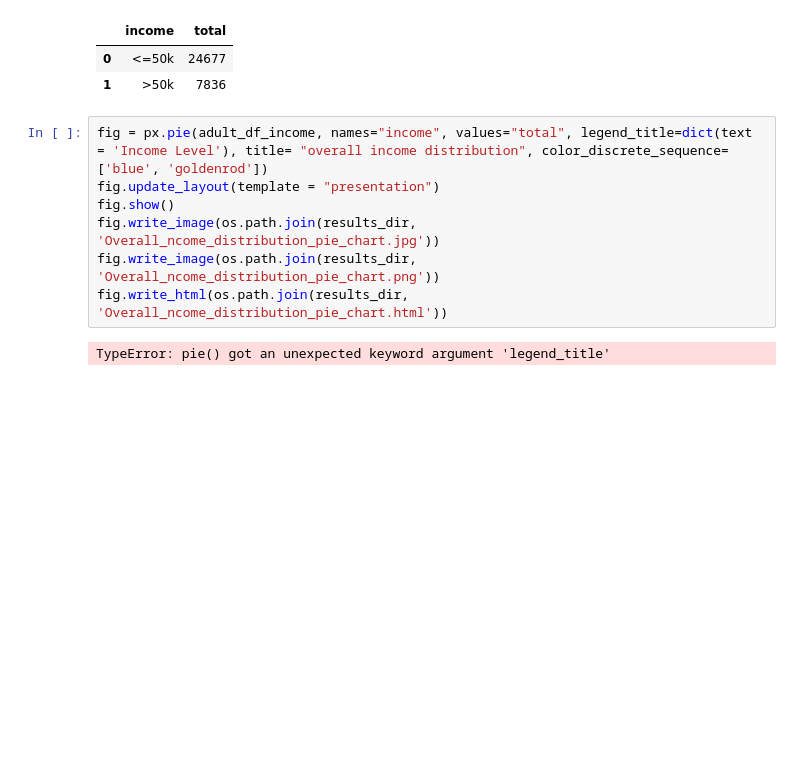
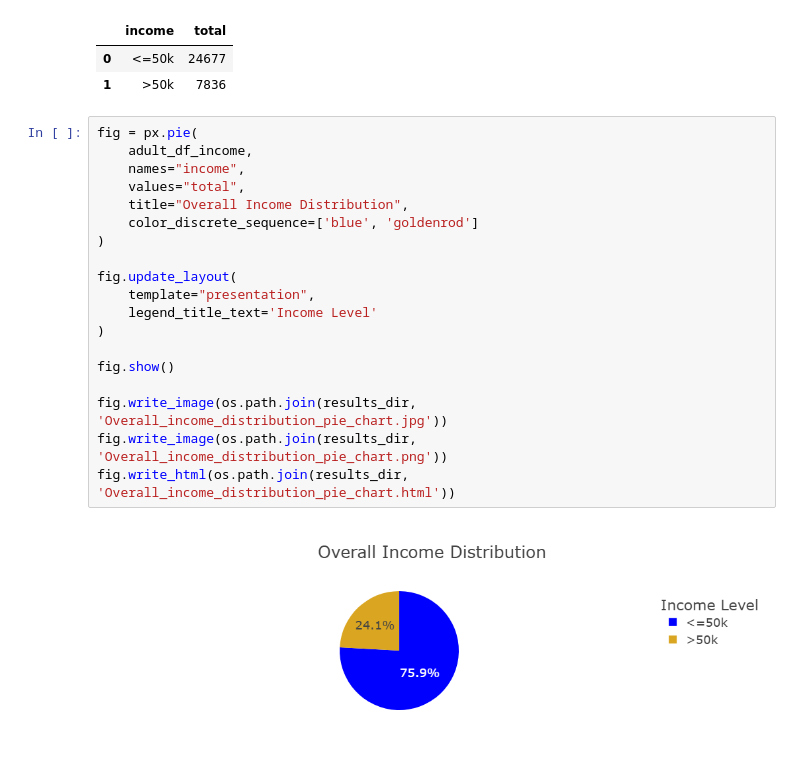
Before and after one commit to NadiaHirwa/Adult-Income, a Jupyter notebook: notebooks/data_analysis.ipynb, the cells around one changed output. Saved outputs shown, nothing was run; the diff lists cells and outputs as text; blank space fills up the shorter version.

```diff
--- a/notebooks/data_analysis.ipynb
+++ b/notebooks/data_analysis.ipynb
@@ -497,11 +497,23 @@ adult_df_income
 | 0 | <=50k | 24677 |
 | 1 | >50k | 7836 |
 # %%
-fig = px.pie(adult_df_income, names="income", values="total", legend_title=dict(text = 'Income Level'), title= "overall income distribution", color_discrete_sequence=['blue', 'goldenrod'])
-fig.update_layout(template = "presentation")
+fig = px.pie(
+    adult_df_income,
+    names="income",
+    values="total",
+    title="Overall Income Distribution",
+    color_discrete_sequence=['blue', 'goldenrod']
+)
+
+fig.update_layout(
+    template="presentation",
+    legend_title_text='Income Level'
+)
+
 fig.show()
-fig.write_image(os.path.join(results_dir, 'Overall_ncome_distribution_pie_chart.jpg'))
-fig.write_image(os.path.join(results_dir, 'Overall_ncome_distribution_pie_chart.png'))
-fig.write_html(os.path.join(results_dir, 'Overall_ncome_distribution_pie_chart.html'))
+
+fig.write_image(os.path.join(results_dir, 'Overall_income_distribution_pie_chart.jpg'))
+fig.write_image(os.path.join(results_dir, 'Overall_income_distribution_pie_chart.png'))
+fig.write_html(os.path.join(results_dir, 'Overall_income_distribution_pie_chart.html'))
 # %% [output]
-TypeError: pie() got an unexpected keyword argument 'legend_title'
+[figure, added]
```
Also changed, not shown: parts of 5 cells of this notebook, 1 other file.
